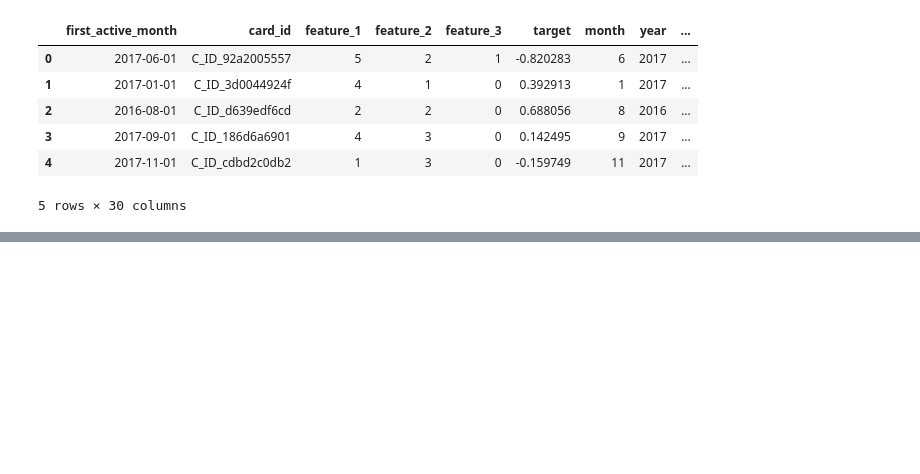
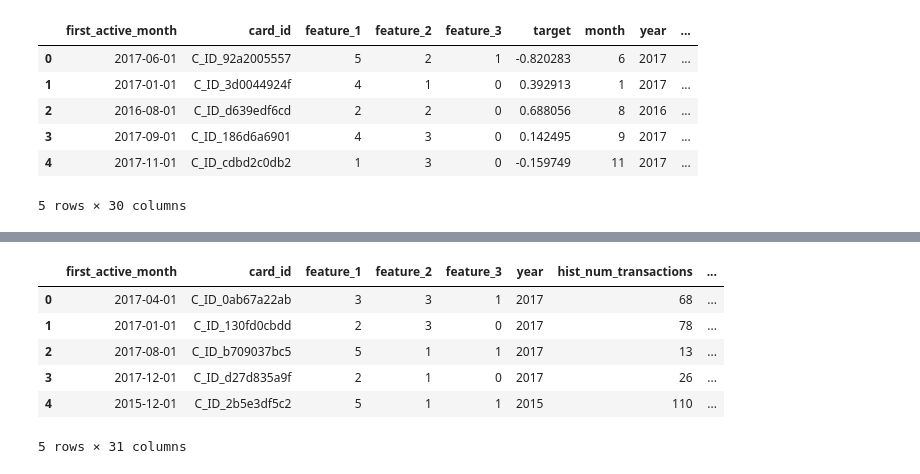
Before and after one commit to pettoss/AAI-510-project, a Jupyter notebook: data_processing.ipynb, the cells around one changed output, grey strips where cells are left out. Cells and saved outputs as stored; diff of their text form; code cells hidden in the pictures; blank space fills up the shorter version.

Commit message:
feat: add feature engineering

```diff
--- a/data_processing.ipynb
+++ b/data_processing.ipynb
@@ -340,3 +341,29 @@ train.head()
 | 3 | 2017-09-01 | C_ID_186d6a6901 | 4 | 3 | 0 | 0.142495 | 9 | 2017 | ... |
 | 4 | 2017-11-01 | C_ID_cdbd2c0db2 | 1 | 3 | 0 | -0.159749 | 11 | 2017 | ... |
 5 rows × 30 columns
+# %%
+# Feature Engineering
+# 1. Tenure (months active)
+train['months_active'] = (12 * (2018 - train['first_active_month'].dt.year) + (2 - train['first_active_month'].dt.month))
+
+# 2. Mean monthly spend from historical transactions
+train['mean_monthly_spend'] = train['hist_sum_transactions'] / (train['months_active'] + 1)
+
+# 3. Ratio of new to historical transactions
+train['new_to_hist_transaction_ratio'] = train['new_num_transactions'] / (train['hist_num_transactions'] + 1)
+
+# 4. Change in average spend
+train['avg_spend_change'] = train['new_mean_transactions'] - train['hist_mean_transactions']
+train['avg_spend_ratio'] = train['new_mean_transactions'] / (train['hist_mean_transactions'] + 1)
+
+# 5. Refund ratio (we have negative amount)
+if 'new_sum_neg_transactions' in train.columns and 'new_sum_pos_transactions' in train.columns:
+    train['refund_ratio'] = train['new_sum_neg_transactions'].abs() / (train['new_sum_pos_transactions'] + 1)
+
+# 6. Loyalty participation intensity
+if 'hist_category_1_mean' in train.columns:
+    train['loyalty_participation_score'] = train['hist_category_1_mean'] * train['hist_num_transactions']
+
+# 7. Target encoding for binned features (example for binned_num_new_transactions)
+if 'binned_num_new_transactions' in train.columns:
+    train['bin_target_mean'] = train.groupby('binned_num_new_transactions')['target'].transform('mean')
@@ -342,0 +387,27 @@ train.head()
+# %%
+# Apply feature engineering to test set
+test['months_active'] = (12 * (2018 - train['first_active_month'].dt.year) + (2 - train['first_active_month'].dt.month))
+test['mean_monthly_spend'] = test['hist_sum_transactions'] / (test['months_active'] + 1)
+test['new_to_hist_transaction_ratio'] = test['new_num_transactions'] / (test['hist_num_transactions'] + 1)
+test['avg_spend_change'] = test['new_mean_transactions'] - test['hist_mean_transactions']
+
+if 'new_sum_neg_transactions' in test.columns and 'new_sum_pos_transactions' in test.columns:
+    test['refund_ratio'] = test['new_sum_neg_transactions'].abs() / (test['new_sum_pos_transactions'] + 1)
+
+if 'hist_category_1_mean' in test.columns:
+    test['loyalty_participation_score'] = test['hist_category_1_mean'] * test['hist_num_transactions']
+
+# Map binned target mean from train to test
+if 'binned_num_new_transactions' in test.columns and 'binned_num_new_transactions' in train.columns:
+    bin_target_map = train.groupby('binned_num_new_transactions')['target'].mean().to_dict()
+    test['bin_target_mean'] = test['binned_num_new_transactions'].map(bin_target_map)
+
+test.head()
+# %% [output]
+|  | first_active_month | card_id | feature_1 | feature_2 | feature_3 | year | hist_num_transactions | ... |
+| 0 | 2017-04-01 | C_ID_0ab67a22ab | 3 | 3 | 1 | 2017 | 68 | ... |
+| 1 | 2017-01-01 | C_ID_130fd0cbdd | 2 | 3 | 0 | 2017 | 78 | ... |
+| 2 | 2017-08-01 | C_ID_b709037bc5 | 5 | 1 | 1 | 2017 | 13 | ... |
+| 3 | 2017-12-01 | C_ID_d27d835a9f | 2 | 1 | 0 | 2017 | 26 | ... |
+| 4 | 2015-12-01 | C_ID_2b5e3df5c2 | 5 | 1 | 1 | 2015 | 110 | ... |
+5 rows × 31 columns
```
Also changed, not shown: parts of 2 cells of this notebook.
